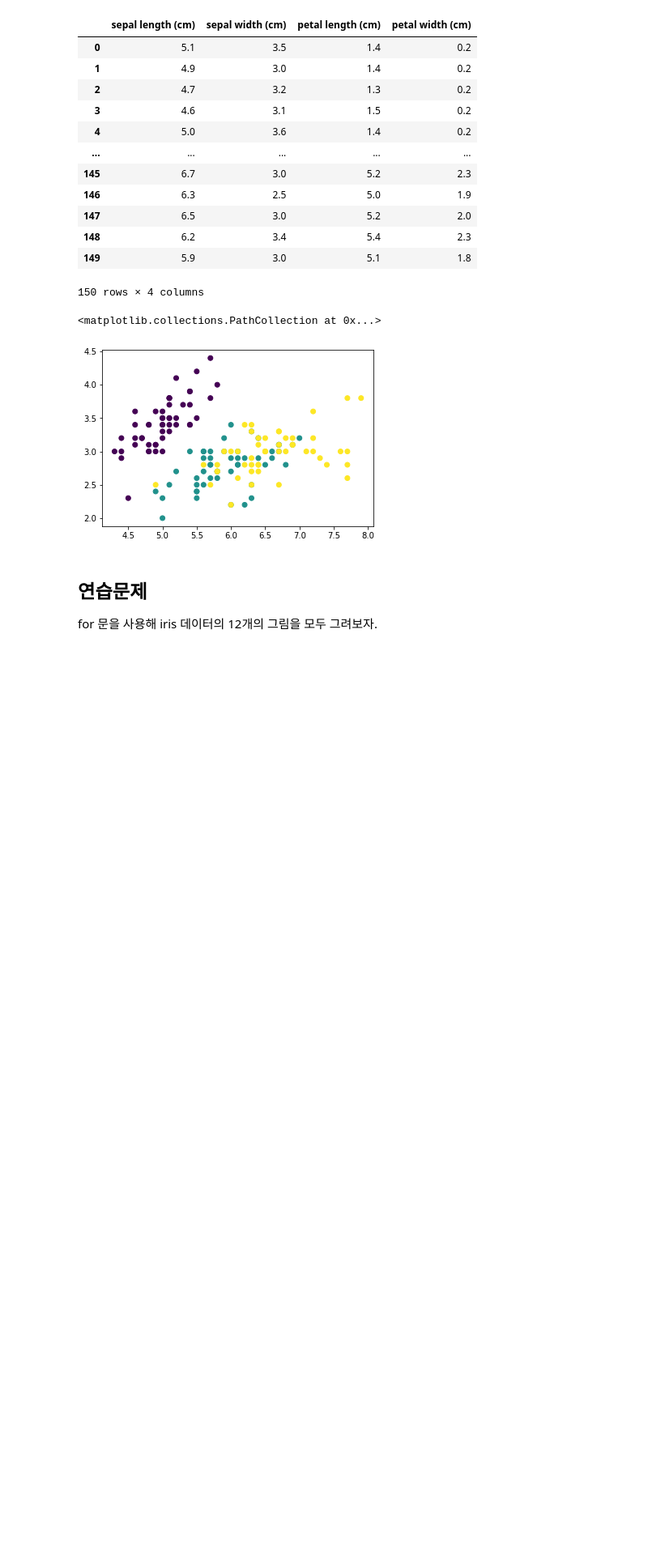
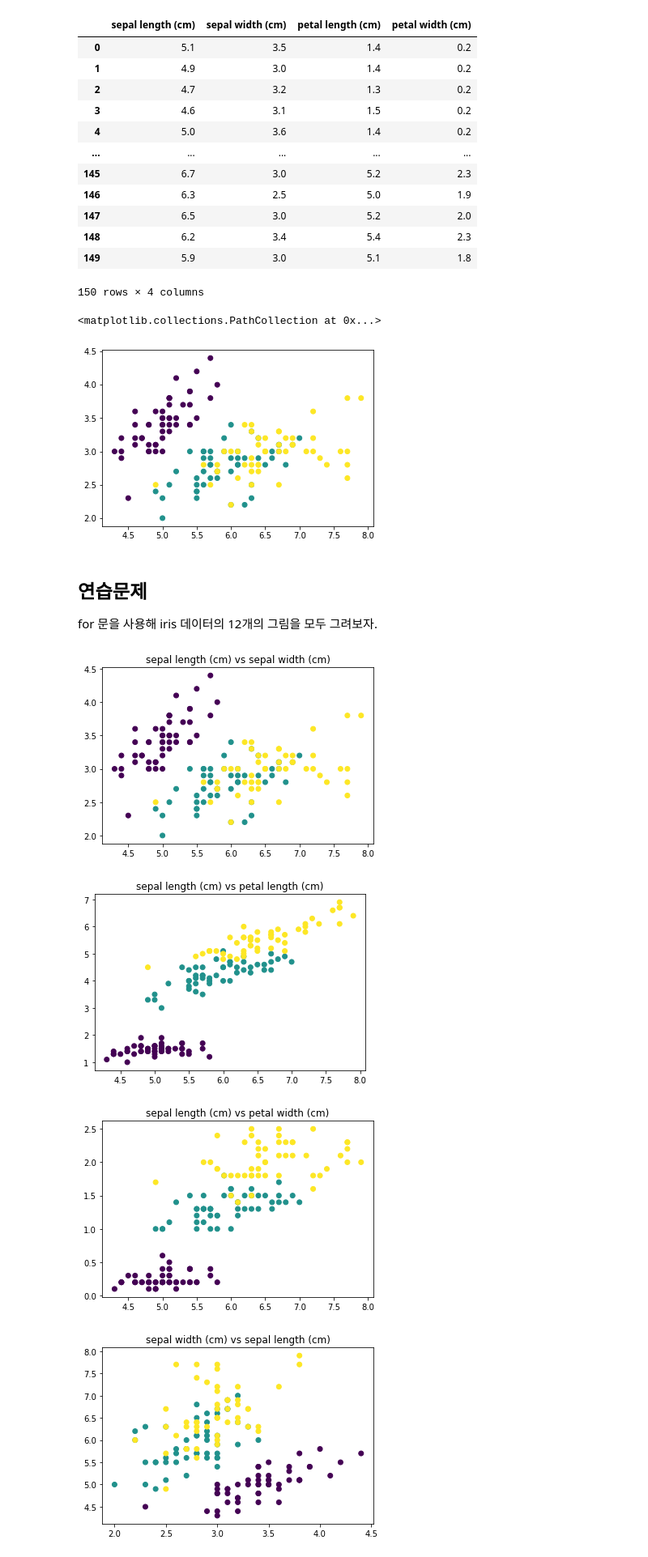
Before and after one commit to gasbugs/ML20221011, a Jupyter notebook: 2주차/5일차 - 판다스 시각화.ipynb, the cells around one changed output. Shown: that part at 81% size. Cells and saved outputs as stored; diff of their text form; code cells hidden in the pictures; blank space fills up the shorter version.

```diff
--- a/2주차/5일차 - 판다스 시각화.ipynb
+++ b/2주차/5일차 - 판다스 시각화.ipynb
@@ -122,4 +122,15 @@ plt.scatter(irisdt['sepal length (cm)'], irisdt['sepal width (cm)'], c=iris.targ
 ## 연습문제
 for 문을 사용해 iris 데이터의 12개의 그림을 모두 그려보자.
 # %%
-plt.plot()
+for f0 in iris['feature_names']: # irisdt에서는 columns 이름을 뽑아야 함
+    for f1 in iris['feature_names']:
+        if f0 == f1:
+            continue
+        plt.scatter(irisdt[f0], irisdt[f1], c=iris.target)
+        plt.title(f"{f0} vs {f1}")
+        plt.show()
+# %% [output]
+[figure, added]
+[figure, added]
+[figure, added]
+[figure, added]
```
Also changed, not shown: parts of 12 cells of this notebook, 2 other files.
